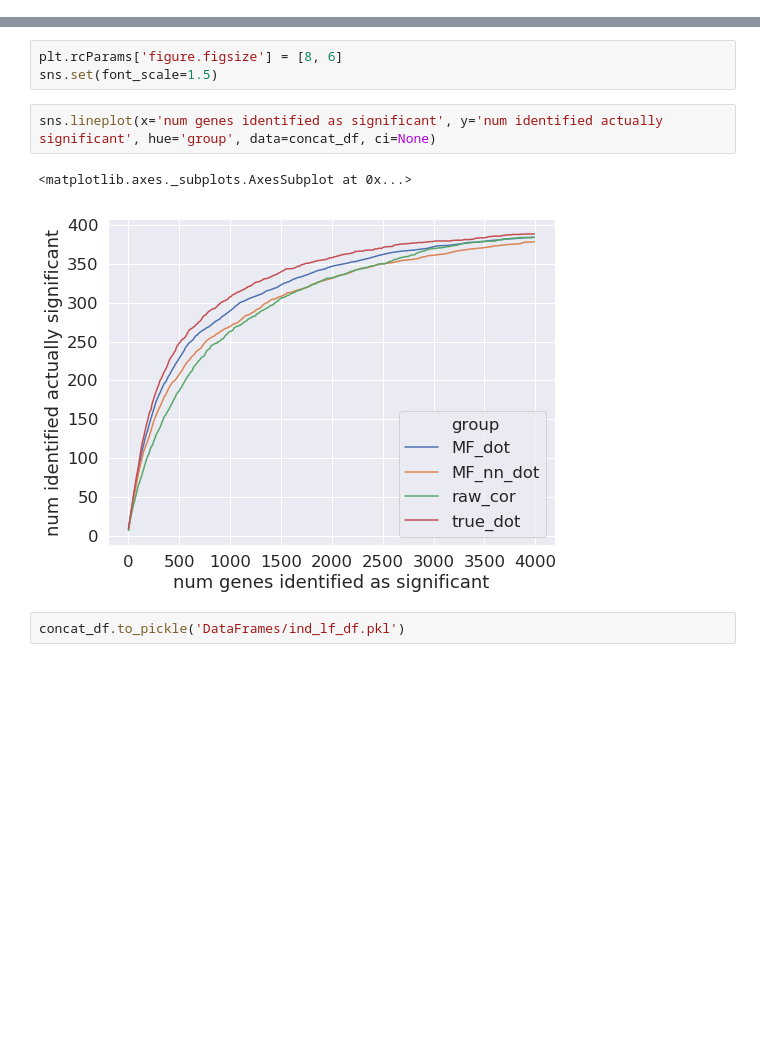
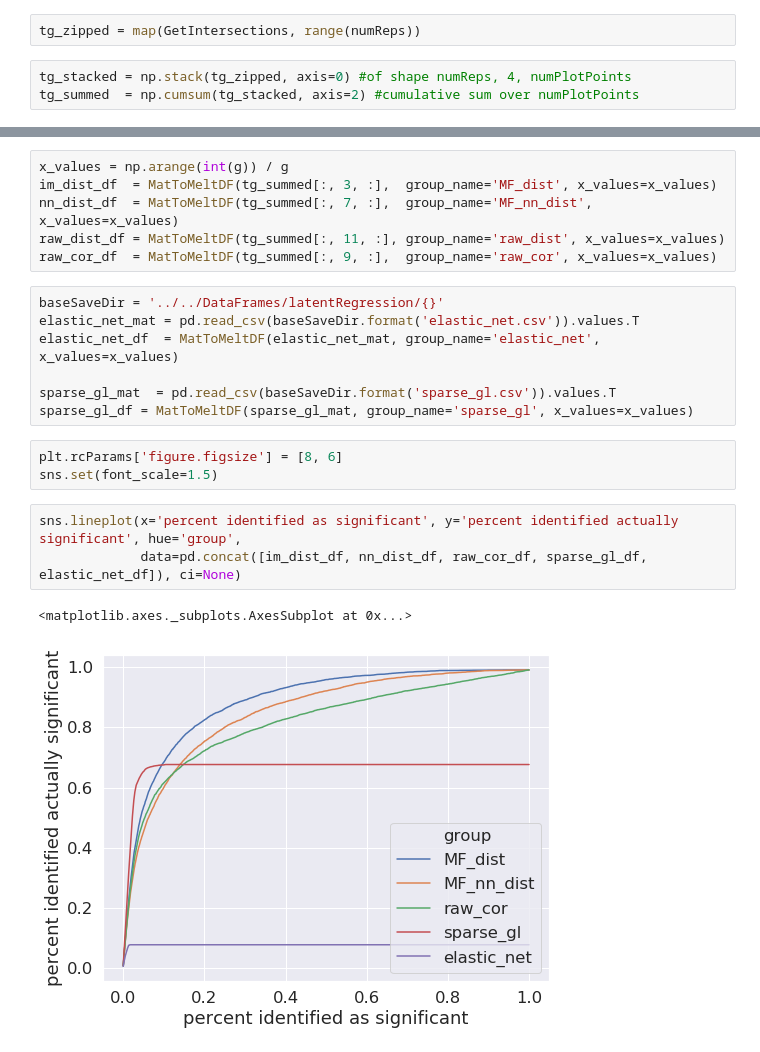
Before and after one commit to psturmfels/cfAD, a Jupyter notebook: notebooks/latentFactorSimulations/IndependentSimulations.ipynb, the cells around one changed output, grey strips where cells are left out. Drawn from its saved outputs; the diff is of its cells as text; blank space fills up the shorter version.

Commit message:
finished latent Gaussian model experiments

```diff
--- a/notebooks/latentFactorSimulations/IndependentSimulations.ipynb
+++ b/notebooks/latentFactorSimulations/IndependentSimulations.ipynb
@@ -201,0 +178,5 @@ concat_df.head()
+# %%
+tg_zipped = map(GetIntersections, range(numReps))
+# %%
+tg_stacked = np.stack(tg_zipped, axis=0) #of shape numReps, 4, numPlotPoints
+tg_summed  = np.cumsum(tg_stacked, axis=2) #cumulative sum over numPlotPoints
@@ -202,10 +208,22 @@ concat_df.head()
+# %%
+x_values = np.arange(int(g)) / g
+im_dist_df  = MatToMeltDF(tg_summed[:, 3, :],  group_name='MF_dist', x_values=x_values)
+nn_dist_df  = MatToMeltDF(tg_summed[:, 7, :],  group_name='MF_nn_dist', x_values=x_values)
+raw_dist_df = MatToMeltDF(tg_summed[:, 11, :], group_name='raw_dist', x_values=x_values)
+raw_cor_df  = MatToMeltDF(tg_summed[:, 9, :],  group_name='raw_cor', x_values=x_values)
+# %%
+baseSaveDir = '../../DataFrames/latentRegression/{}'
+elastic_net_mat = pd.read_csv(baseSaveDir.format('elastic_net.csv')).values.T
+elastic_net_df  = MatToMeltDF(elastic_net_mat, group_name='elastic_net', x_values=x_values)
+
+sparse_gl_mat  = pd.read_csv(baseSaveDir.format('sparse_gl.csv')).values.T
+sparse_gl_df = MatToMeltDF(sparse_gl_mat, group_name='sparse_gl', x_values=x_values)
 # %%
 plt.rcParams['figure.figsize'] = [8, 6]
 sns.set(font_scale=1.5)
 # %%
-sns.lineplot(x='num genes identified as significant', y='num identified actually significant', hue='group', data=concat_df, ci=None)
+sns.lineplot(x='percent identified as significant', y='percent identified actually significant', hue='group',
+             data=pd.concat([im_dist_df, nn_dist_df, raw_cor_df, sparse_gl_df, elastic_net_df]), ci=None)
 # %% [output]
 <matplotlib.axes._subplots.AxesSubplot at 0x...>
-[figure, old version]
+[figure, new version]
-# %%
-concat_df.to_pickle('DataFrames/ind_lf_df.pkl')
```
Also changed, not shown: parts of 32 cells of this notebook, 24 other files.
